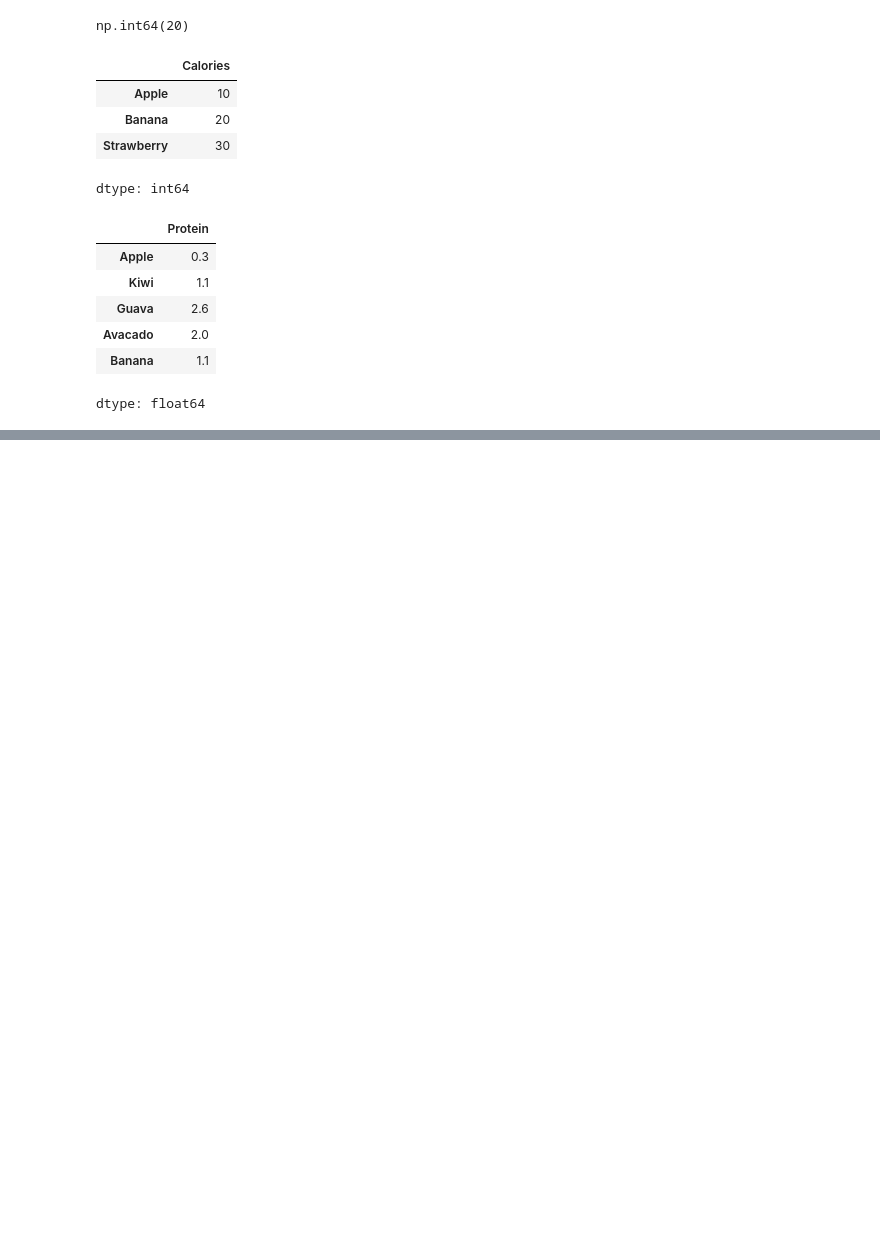
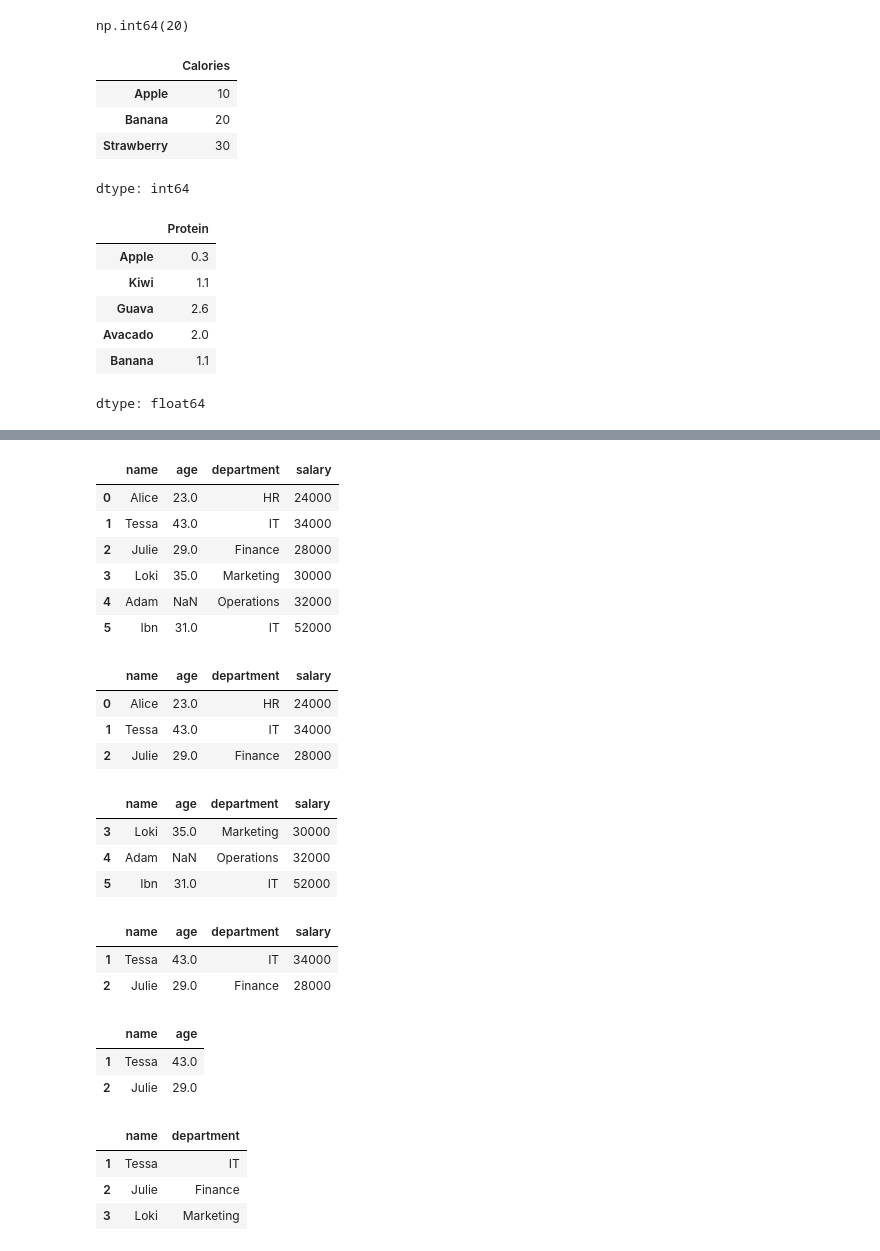
Before and after one commit to FazilMSD7/Data-Analytics, a Jupyter notebook: Pandas/Pandas.ipynb, the cells around one changed output, grey strips where cells are left out. Drawn from its saved outputs; the diff is of its cells as text; code cells hidden in the pictures; blank space fills up the shorter version.

```diff
--- a/Pandas/Pandas.ipynb
+++ b/Pandas/Pandas.ipynb
@@ -126,0 +191,10 @@ dtype: float64
+# %%
+data = {
+    "name": ["Alice", "Tessa", "Julie", "Loki", "Adam", "Ibn"],
+    "age": [23, 43, 29, 35, None , 31],
+    "department": ["HR", "IT", "Finance", "Marketing", "Operations", "IT"],
+    "salary": [24000, 34000, 28000, 30000, 32000, 52000]
+}
+
+s3 = pd.Series(data)  #while using Series, it's bcz Series is one dimensional
+s3
@@ -126,0 +208,47 @@ dtype: float64
+# %%
+df = pd.DataFrame(data)
+df
+# %% [output]
+|  | name | age | department | salary |
+| 0 | Alice | 23.0 | HR | 24000 |
+| 1 | Tessa | 43.0 | IT | 34000 |
+| 2 | Julie | 29.0 | Finance | 28000 |
+| 3 | Loki | 35.0 | Marketing | 30000 |
+| 4 | Adam | NaN | Operations | 32000 |
+| 5 | Ibn | 31.0 | IT | 52000 |
+# %%
+# head() -> starting values
+df.head(3)
+# %% [output]
+|  | name | age | department | salary |
+| 0 | Alice | 23.0 | HR | 24000 |
+| 1 | Tessa | 43.0 | IT | 34000 |
+| 2 | Julie | 29.0 | Finance | 28000 |
+# %%
+# tail() -> ending values
+df.tail(3)
+# %% [output]
+|  | name | age | department | salary |
+| 3 | Loki | 35.0 | Marketing | 30000 |
+| 4 | Adam | NaN | Operations | 32000 |
+| 5 | Ibn | 31.0 | IT | 52000 |
+# %%
+# iloc and loc
+df.iloc[1:3]
+# %% [output]
+|  | name | age | department | salary |
+| 1 | Tessa | 43.0 | IT | 34000 |
+| 2 | Julie | 29.0 | Finance | 28000 |
+# %%
+df.iloc[1:3, :2]  #rows, col
+# %% [output]
+|  | name | age |
+| 1 | Tessa | 43.0 |
+| 2 | Julie | 29.0 |
+# %%
+df.loc[1:3,["name","department"]]
+# %% [output]
+|  | name | department |
+| 1 | Tessa | IT |
+| 2 | Julie | Finance |
+| 3 | Loki | Marketing |
```
Also changed, not shown: parts of 49 cells of this notebook.
